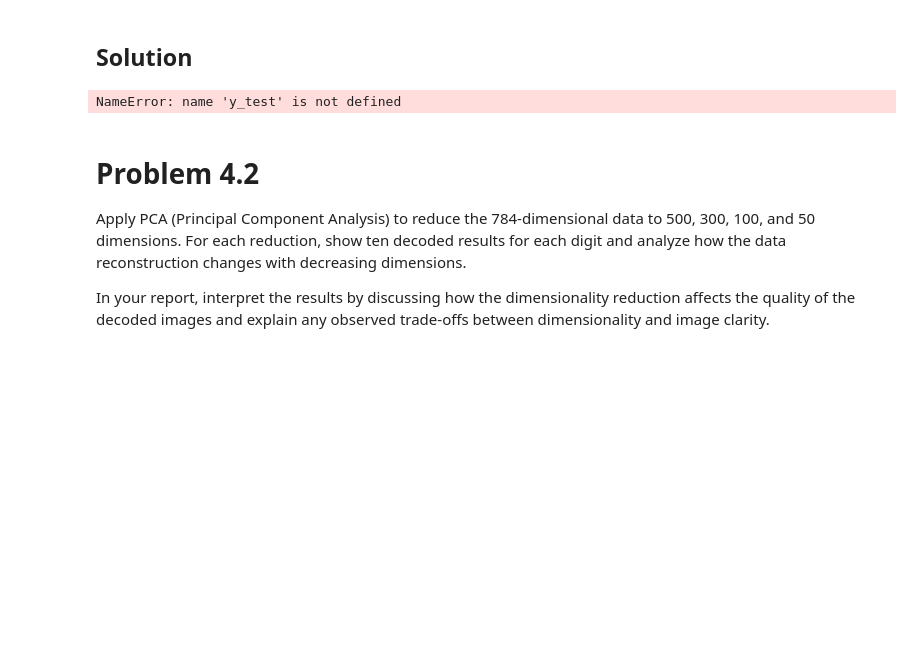
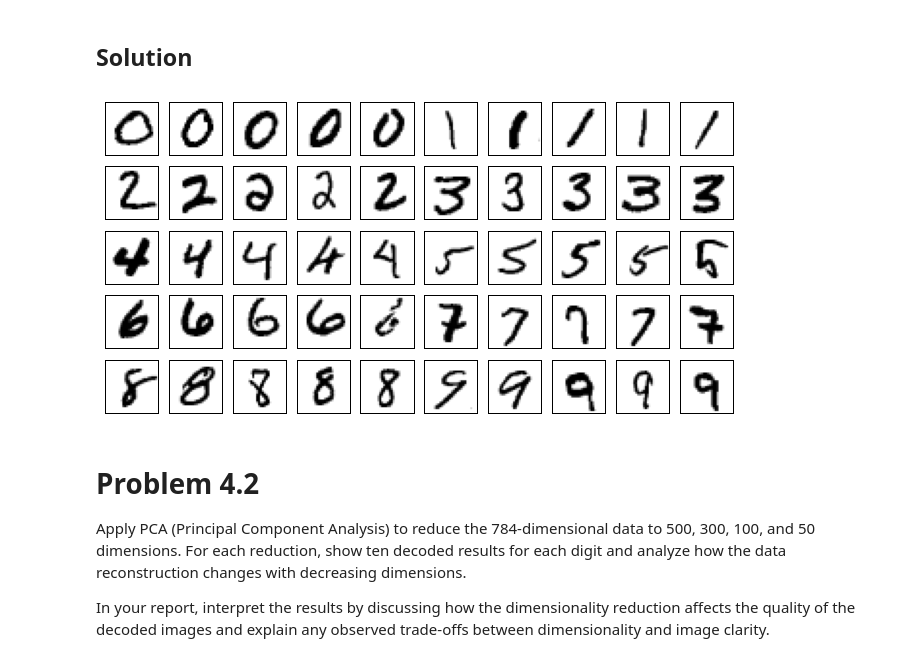
Before and after one commit to AsherJingkongChen/deep-learn-assign-1, a Jupyter notebook: main.ipynb, the cells around one changed output. Saved outputs shown, nothing was run; the diff lists cells and outputs as text; code cells hidden in the pictures; blank space fills up the shorter version.

````diff
--- a/main.ipynb
+++ b/main.ipynb
@@ -441,17 +441,9 @@ torch.manual_seed(SEED)
 
 dataset = MNIST(tempdir, download=True, train=False)
 scatter_indices = torch.randperm(len(dataset))
-X = dataset.data[scatter_indices]
-Y = dataset.targets[scatter_indices]
-X, Y = map(
-    torch.cat,
-    zip(
-        *(
-            (X[Y == y][:SIZE_PER_TARGET], torch.full((SIZE_PER_TARGET, 1), y))
-            for y in Y.unique()
-        )
-    ),
-)
+X, Y = dataset.data[scatter_indices], dataset.targets[scatter_indices]
+D = {y.item(): X[Y == y][:SIZE_PER_TARGET] for y in Y.unique()}
+X, Y = None, None
 
-display(dict(X_shape=tuple(X.shape), Y_shape=tuple(Y.shape)))
+display({y: tuple(X.shape) for y, X in D.items()})
 # %% [output]
@@ -466,30 +467,38 @@ Use the following code to show 50 images in your own dataset.
 ```
 # %% [markdown]
 ## Solution
-# %%
-import numpy as np
-import matplotlib.pyplot as plt
-
-amount = 50
-lines = 5
-columns = 10
-number = np.zeros(amount)
-
-for i in range(amount):
-    number[i] = y_test[i]
-
-fig = plt.figure()
-
-for i in range(amount):
-    ax = fig.add_subplot(lines, columns, 1 + i)
-    plt.imshow(x_test[i, :, :], cmap="binary")
-    plt.sca(ax)
-    ax.set_xticks([], [])
-    ax.set_yticks([], [])
-
-plt.show()
-# %% [output]
-NameError: name 'y_test' is not defined
+# %%
+import matplotlib.pyplot as plt
+
+
+def plot_tensor_images(
+    images: torch.Tensor,
+    width: int,
+    height: int,
+    *,
+    scale: float | None = None,
+) -> None:
+    width = int(width)
+    height = int(height)
+    scale = float(scale or 1.0)
+
+    plt.figure(dpi=100 * scale, figsize=(width * scale, height * scale))
+    for i in range(width * height):
+        plt.subplot(height, width, i + 1)
+        plt.imshow(images[i], cmap="binary")
+        plt.xticks([])
+        plt.yticks([])
+
+
+plot_tensor_images(
+    torch.cat([X[:5] for X in D.values()]),
+    width=10,
+    height=5,
+    scale=0.9,
+)
+plt.show()
+# %% [output]
+[figure, added]
 # %% [markdown]
 # Problem 4.2
 
````
Also changed, not shown: parts of 10 cells of this notebook.
